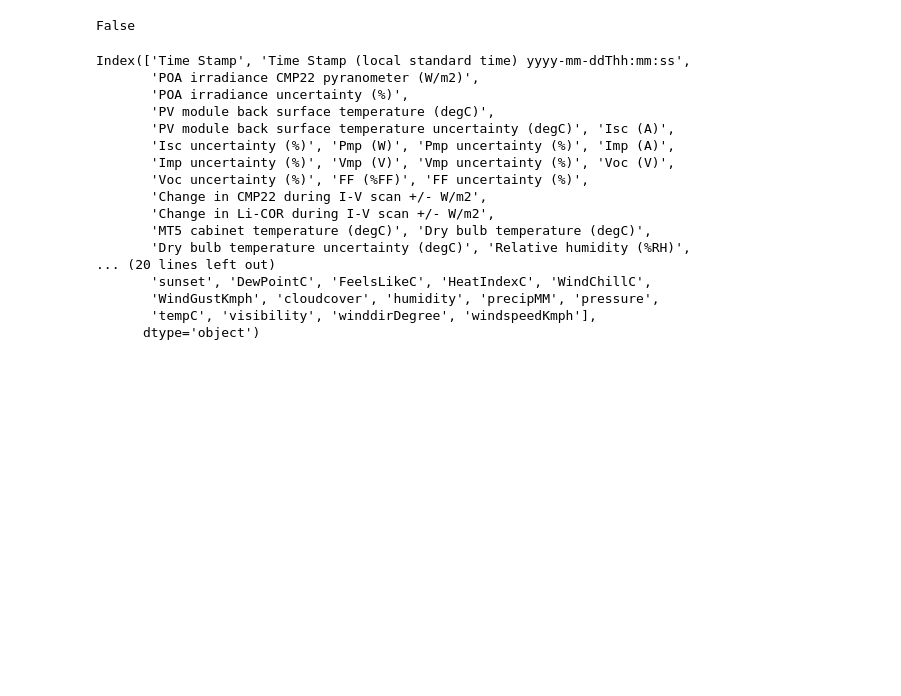
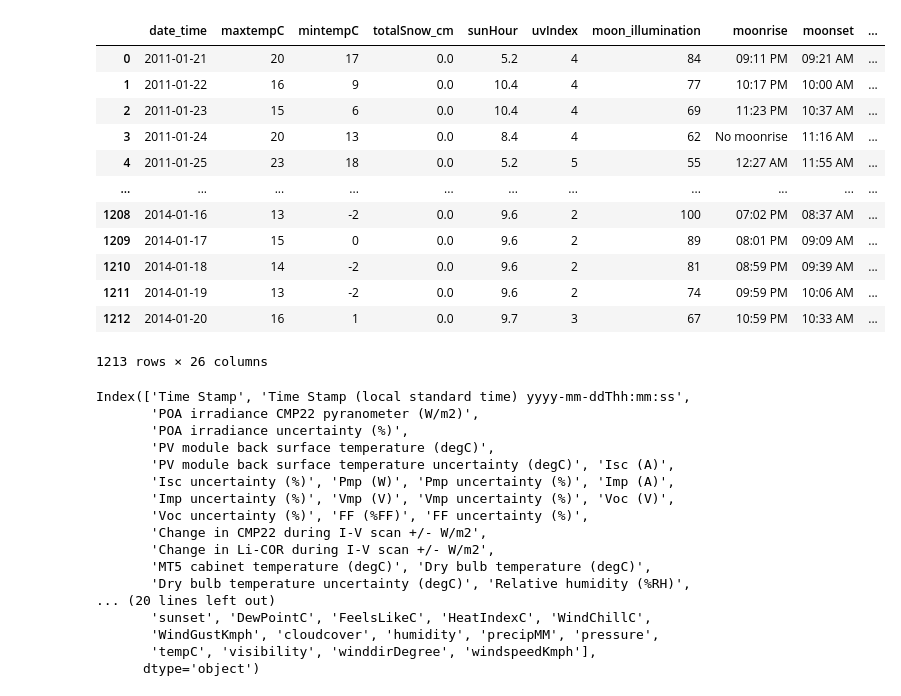
Before and after one commit to Edidas02/PV-Module-Model, a Jupyter notebook: solar-panels.ipynb, the cells around one changed output. Cells and saved outputs as stored; diff of their text form; code cells hidden in the pictures; blank space fills up the shorter version.

```diff
--- a/solar-panels.ipynb
+++ b/solar-panels.ipynb
@@ -64,11 +74,22 @@ df.head()
 # %%
 df_weather = pd.read_csv("weather-data.csv")
 df_weather["Time Stamp"] = df_weather["date_time"]
 zip_dict = {32922: "Cocoa", 97401: "Eugene", 80401: "Golden"}
 df_weather["Site"] = df_weather["location"].apply(lambda x : zip_dict[x])
-del df_weather["date_time"]; del df_weather["location"]; del df_weather["Unnamed: 0"]
-df_repeated = pd.concat([df_weather]*11, ignore_index=True)
-df_repeated
+del df_weather["location"]; del df_weather["Unnamed: 0"]
+df_weather
 # %% [output]
+|  | date_time | maxtempC | mintempC | totalSnow_cm | sunHour | uvIndex | moon_illumination | moonrise | moonset | ... |
+| 0 | 2011-01-21 | 20 | 17 | 0.0 | 5.2 | 4 | 84 | 09:11 PM | 09:21 AM | ... |
+| 1 | 2011-01-22 | 16 | 9 | 0.0 | 10.4 | 4 | 77 | 10:17 PM | 10:00 AM | ... |
+| 2 | 2011-01-23 | 15 | 6 | 0.0 | 10.4 | 4 | 69 | 11:23 PM | 10:37 AM | ... |
+| 3 | 2011-01-24 | 20 | 13 | 0.0 | 8.4 | 4 | 62 | No moonrise | 11:16 AM | ... |
+| 4 | 2011-01-25 | 23 | 18 | 0.0 | 5.2 | 5 | 55 | 12:27 AM | 11:55 AM | ... |
+| ... | ... | ... | ... | ... | ... | ... | ... | ... | ... | ... |
+| 1208 | 2014-01-16 | 13 | -2 | 0.0 | 9.6 | 2 | 100 | 07:02 PM | 08:37 AM | ... |
+| 1209 | 2014-01-17 | 15 | 0 | 0.0 | 9.6 | 2 | 89 | 08:01 PM | 09:09 AM | ... |
+| 1210 | 2014-01-18 | 14 | -2 | 0.0 | 9.6 | 2 | 81 | 08:59 PM | 09:39 AM | ... |
+| 1211 | 2014-01-19 | 13 | -2 | 0.0 | 9.6 | 2 | 74 | 09:59 PM | 10:06 AM | ... |
+| 1212 | 2014-01-20 | 16 | 1 | 0.0 | 9.7 | 3 | 67 | 10:59 PM | 10:33 AM | ... |
-False
+1213 rows × 26 columns
 # %%
```
Also changed, not shown: parts of 12 cells of this notebook, 8 other files.
